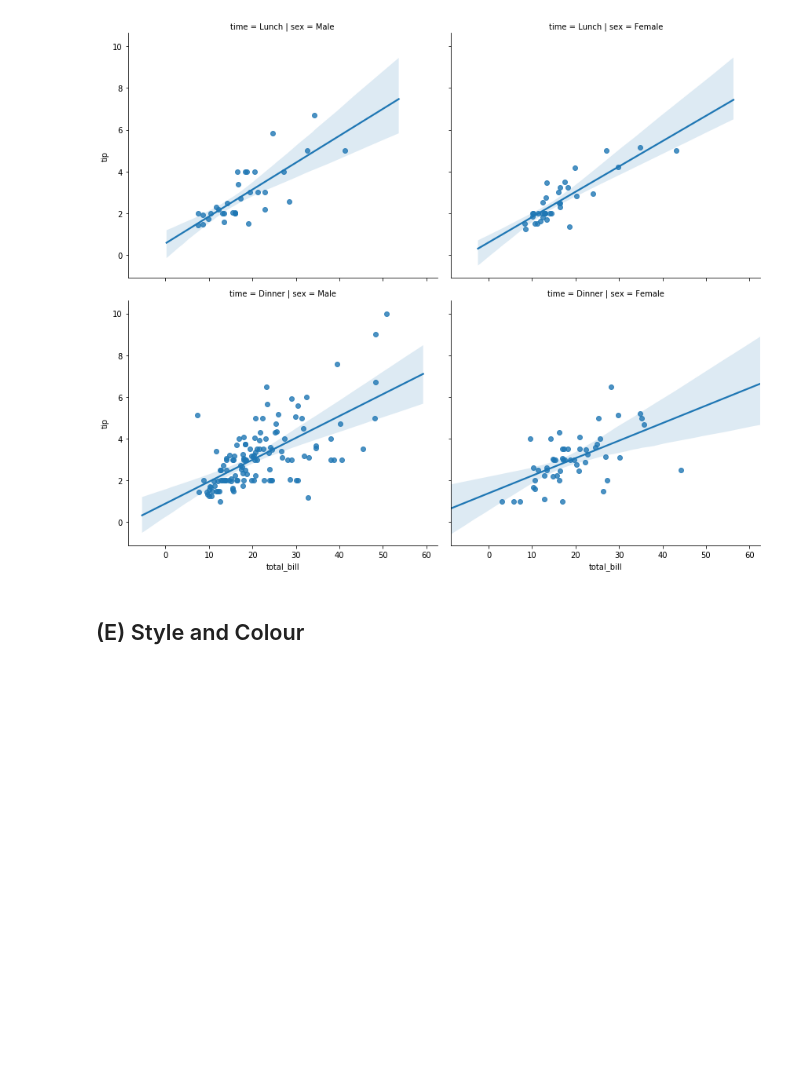
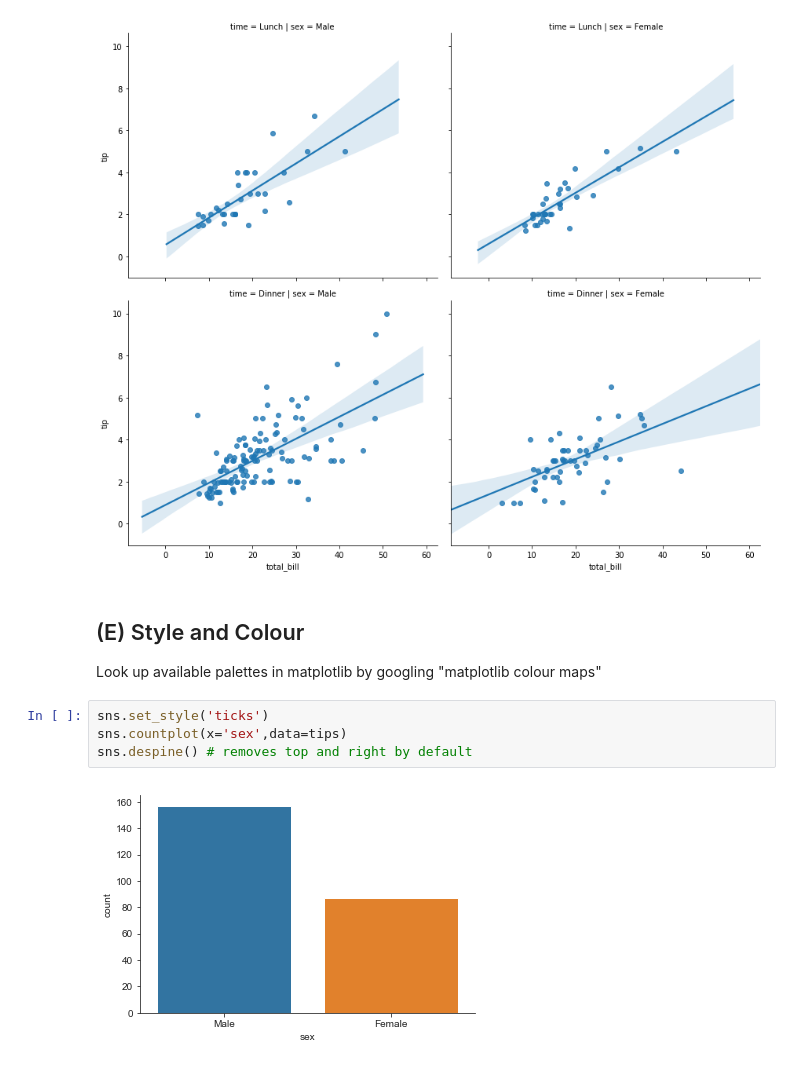
Before and after one commit to comaraDOTcom/Data-sci-edu, a Jupyter notebook: data_notebooks/6.Seaborn.ipynb, the cells around one changed output. Drawn from its saved outputs; the diff is of its cells as text; blank space fills up the shorter version.

```diff
--- a/data_notebooks/6.Seaborn.ipynb
+++ b/data_notebooks/6.Seaborn.ipynb
@@ -260,3 +260,11 @@ sns.lmplot(x='total_bill',y='tip',data=tips,col='sex',row='time',aspect = 1.2)
 [figure]
 # %% [markdown]
 ## (E) Style and Colour
+
+Look up available palettes in matplotlib by googling "matplotlib colour maps"
+# %%
+sns.set_style('ticks')
+sns.countplot(x='sex',data=tips)
+sns.despine() # removes top and right by default
+# %% [output]
+[figure, added]
```
Also changed, not shown: parts of 6 cells of this notebook.
